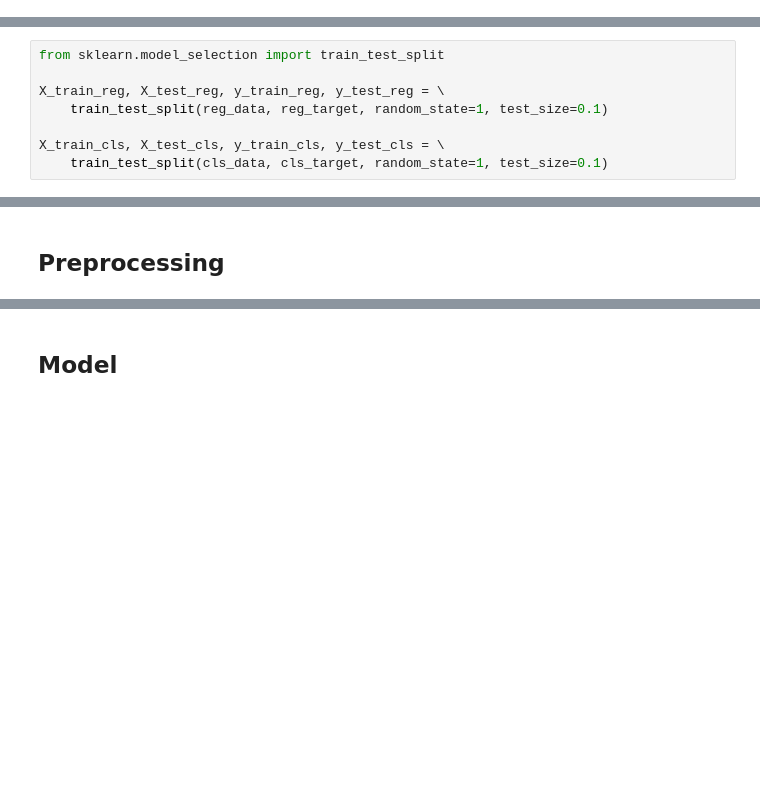
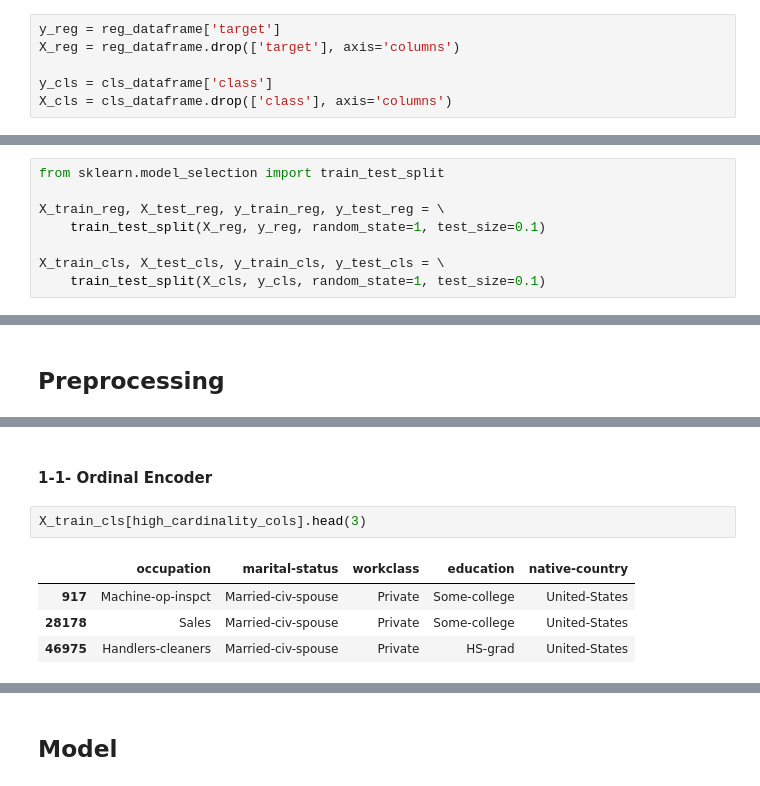
Before and after one commit to tabaraei/Data-Science-Toolkit, a Jupyter notebook: notebooks/Scikit-Learn.ipynb, the cells around one changed output, grey strips where cells are left out. Saved outputs shown, nothing was run; the diff lists cells and outputs as text; blank space fills up the shorter version.

```diff
--- a/notebooks/Scikit-Learn.ipynb
+++ b/notebooks/Scikit-Learn.ipynb
@@ -47,0 +80,6 @@ dataset.frame.head()
+# %%
+y_reg = reg_dataframe['target']
+X_reg = reg_dataframe.drop(['target'], axis='columns')
+
+y_cls = cls_dataframe['class']
+X_cls = cls_dataframe.drop(['class'], axis='columns')
@@ -49,7 +89,7 @@ dataset.frame.head()
 from sklearn.model_selection import train_test_split
 
 X_train_reg, X_test_reg, y_train_reg, y_test_reg = \
-    train_test_split(reg_data, reg_target, random_state=1, test_size=0.1)
+    train_test_split(X_reg, y_reg, random_state=1, test_size=0.1)
 
 X_train_cls, X_test_cls, y_train_cls, y_test_cls = \
-    train_test_split(cls_data, cls_target, random_state=1, test_size=0.1)
+    train_test_split(X_cls, y_cls, random_state=1, test_size=0.1)
@@ -61,0 +118,9 @@ ordinal_encoder = OrdinalEncoder()
+# %% [markdown]
+#### 1-1- Ordinal Encoder
+# %%
+X_train_cls[high_cardinality_cols].head(3)
+# %% [output]
+|  | occupation | marital-status | workclass | education | native-country |
+| 917 | Machine-op-inspct | Married-civ-spouse | Private | Some-college | United-States |
+| 28178 | Sales | Married-civ-spouse | Private | Some-college | United-States |
+| 46975 | Handlers-cleaners | Married-civ-spouse | Private | HS-grad | United-States |
```
Also changed, not shown: parts of 35 cells of this notebook.
